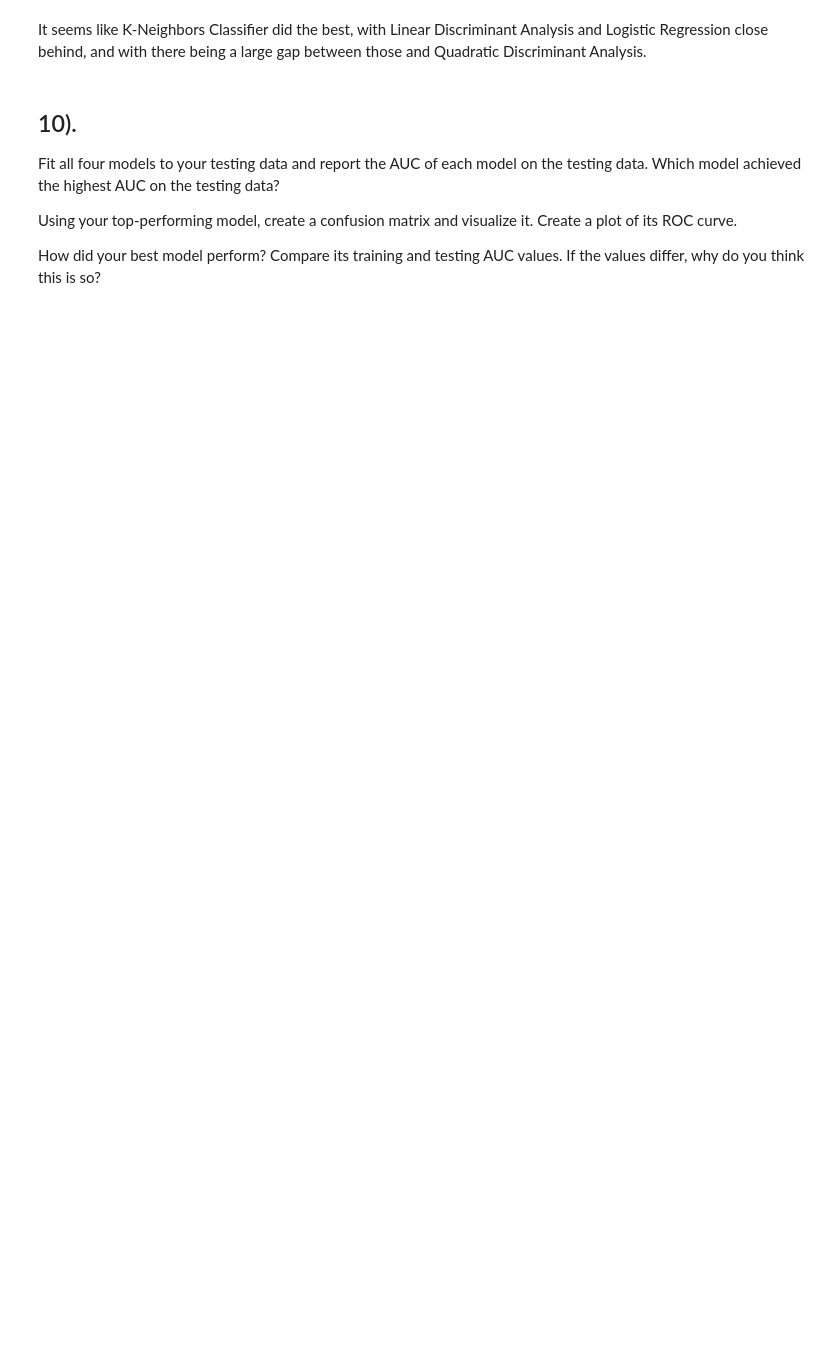
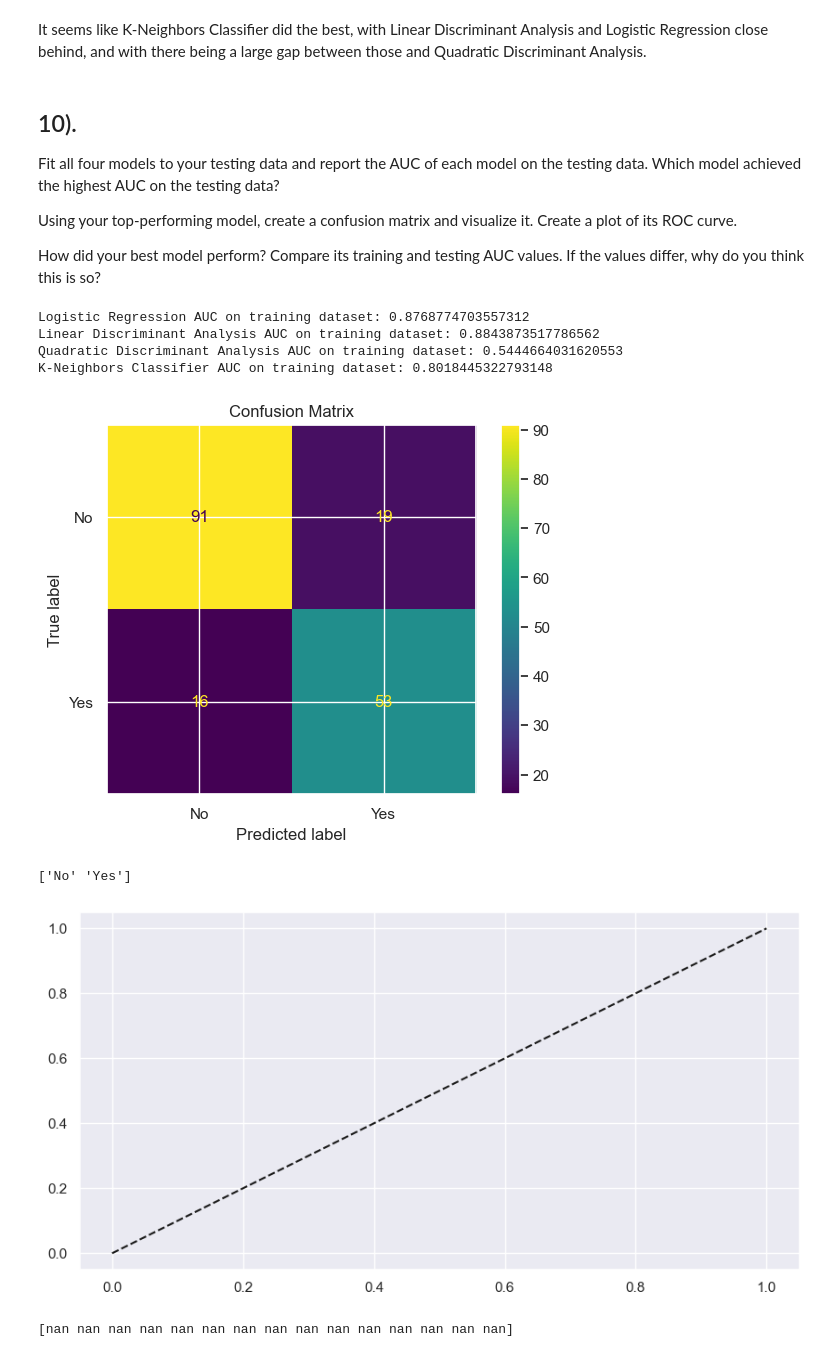
Before and after one commit to kpayton2903/PSTAT_131, a Jupyter notebook: Homework/Homework_3.ipynb, the cells around one changed output. Drawn from its saved outputs; the diff is of its cells as text; code cells hidden in the pictures; blank space fills up the shorter version.

```diff
--- a/Homework/Homework_3.ipynb
+++ b/Homework/Homework_3.ipynb
@@ -310,3 +328,37 @@ Fit all four models to your testing data and report the AUC of each model on the
 Using your top-performing model, create a confusion matrix and visualize it. Create a plot of its ROC curve.
 
 How did your best model perform? Compare its training and testing AUC values. If the values differ, why do you think this is so?
+# %%
+XTestData = testData[['pclass','sex','age','sib_sp','parch','fare']]
+YTestData = testData['survived']
+
+for name, model in models.items():
+    predictedProbability = model.predict_proba(XTestData)[:,1]
+    auc = roc_auc_score(YTestData, predictedProbability)
+    print(f'{name} AUC on training dataset: {auc}')
+# %% [output]
+Logistic Regression AUC on training dataset: 0.8768774703557312
+Linear Discriminant Analysis AUC on training dataset: 0.8843873517786562
+Quadratic Discriminant Analysis AUC on training dataset: 0.5444664031620553
+K-Neighbors Classifier AUC on training dataset: 0.8018445322793148
+# %%
+YTestPred = ldaPipeline.predict(XTestData)
+YTestPredProba = ldaPipeline.predict_proba(XTestData)[:,1]
+
+confMatrix = confusion_matrix(YTestData, YTestPred, labels=ldaPipeline.classes_)
+display = ConfusionMatrixDisplay(confusion_matrix=confMatrix, display_labels=ldaPipeline.classes_)
+display.plot()
+plt.title('Confusion Matrix')
+plt.show()
+
+fpr, tpr, thresholds = roc_curve(YTestData, YTestPredProba, pos_label=1)
+plt.figure(figsize=(10,5))
+plt.plot(fpr, tpr)
+plt.plot([0,1], [0,1], 'k--')
+plt.show()
+print(tpr)
+# %% [output]
+[figure, added]
+['No' 'Yes']
+[figure, added]
+[nan nan nan nan nan nan nan nan nan nan nan nan nan nan nan]
```
Also changed, not shown: parts of 2 cells of this notebook.
